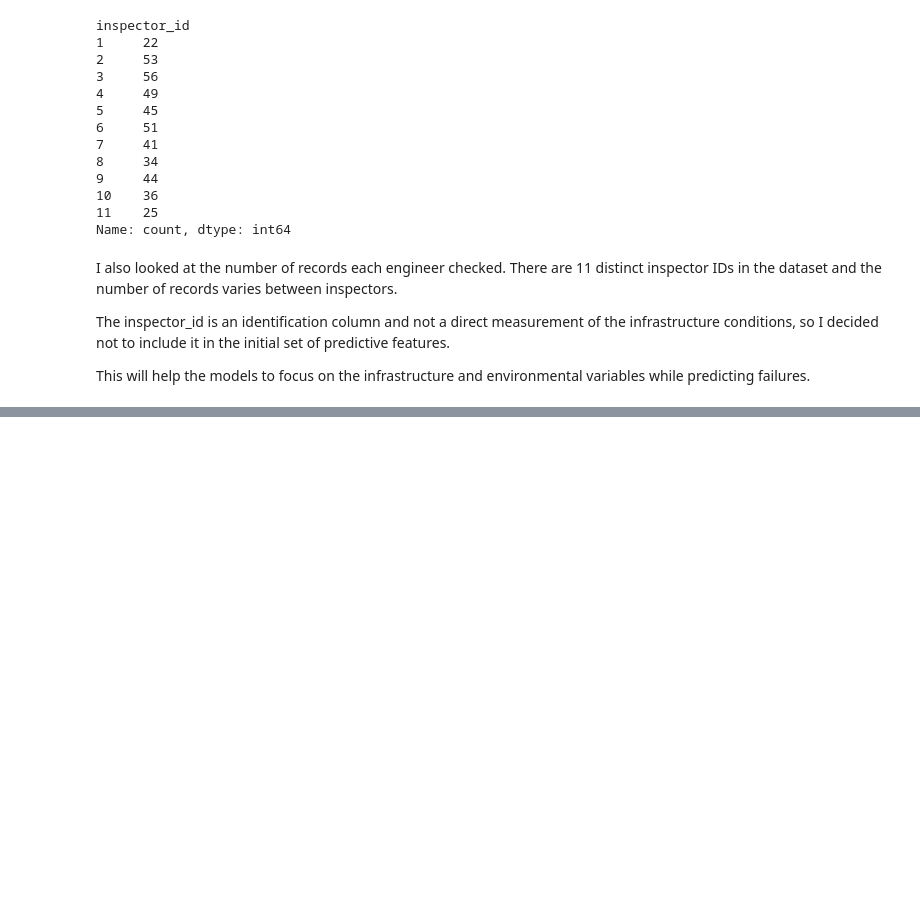
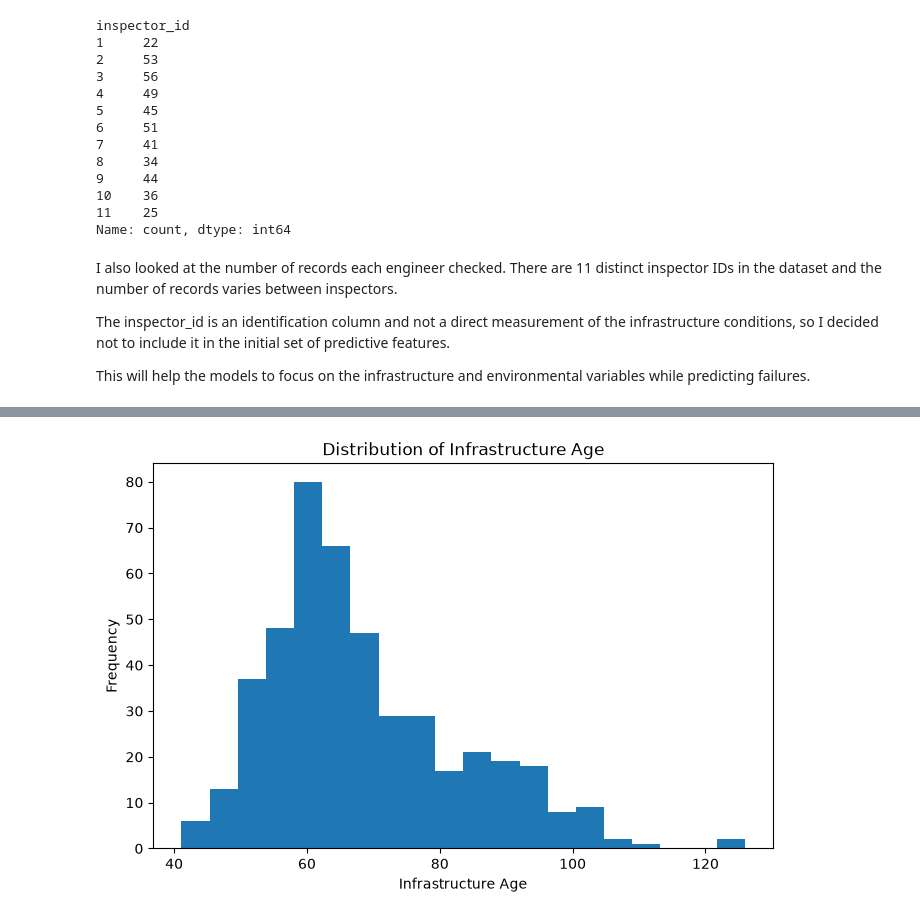
Before and after one commit to GoneVamshi/urban-infrastructure-ml, a Jupyter notebook: notebooks/analysis.ipynb, the cells around one changed output, grey strips where cells are left out. Cells and saved outputs as stored; diff of their text form; code cells hidden in the pictures; blank space fills up the shorter version.

```diff
--- a/notebooks/analysis.ipynb
+++ b/notebooks/analysis.ipynb
@@ -184,0 +365,12 @@ This will help the models to focus on the infrastructure and environmental varia
+# %%
+plt.figure(figsize=(8, 5))
+
+plt.hist(df["infrastructure_age"].dropna(), bins=20)
+
+plt.xlabel("Infrastructure Age")
+plt.ylabel("Frequency")
+plt.title("Distribution of Infrastructure Age")
+
+plt.show()
+# %% [output]
+[figure, added]
```
Also changed, not shown: parts of 18 cells of this notebook.
